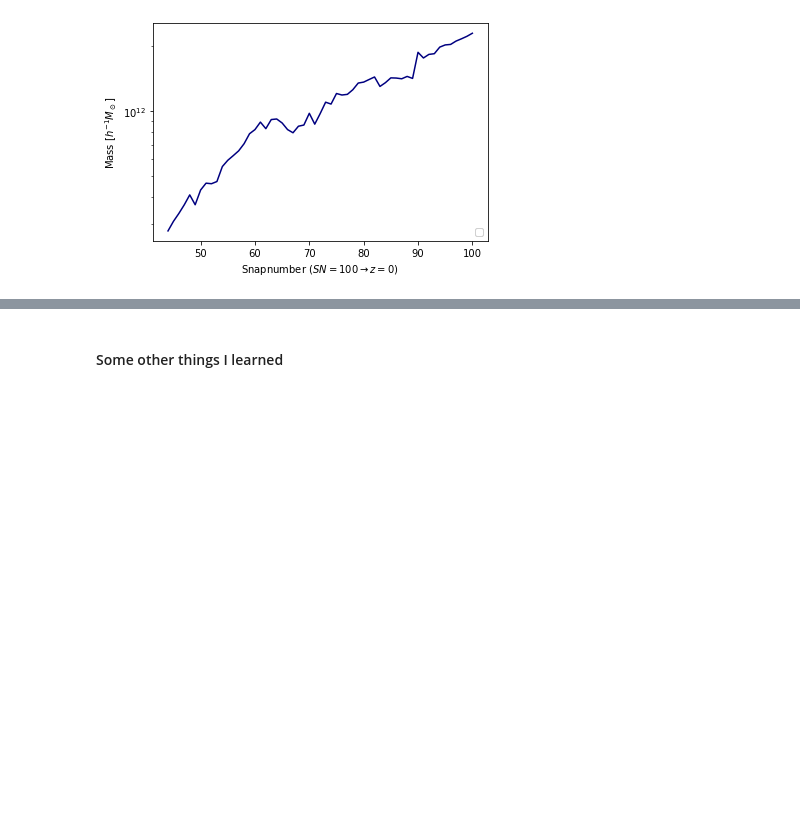
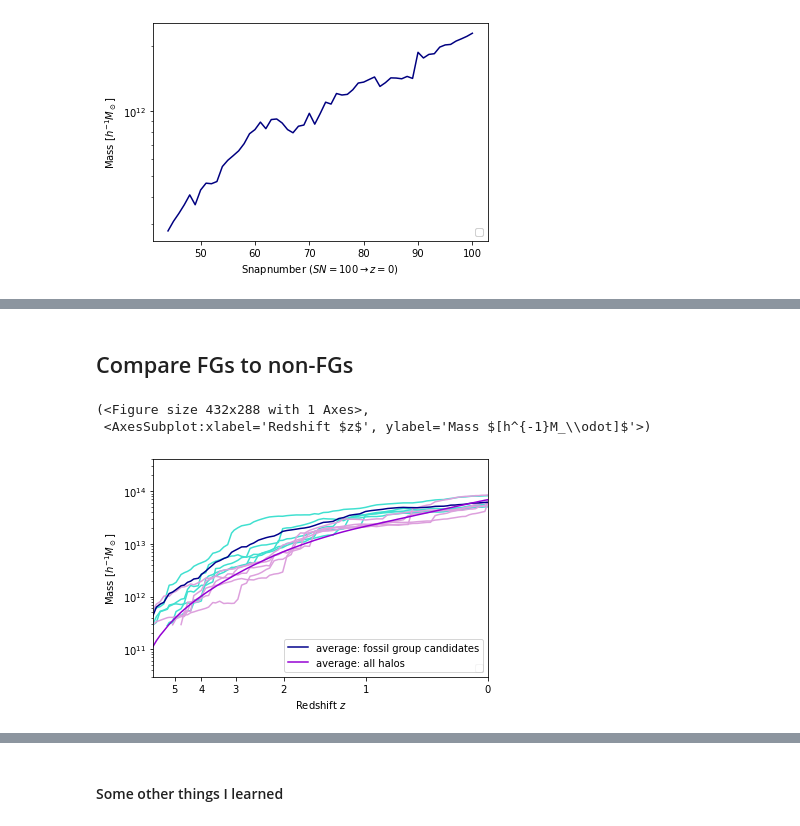
Before and after one commit to acossairt/fossil_groups, a Jupyter notebook: Haccytrees.ipynb, the cells around one changed output, grey strips where cells are left out. Saved outputs shown, nothing was run; the diff lists cells and outputs as text; code cells hidden in the pictures; blank space fills up the shorter version.

```diff
--- a/Haccytrees.ipynb
+++ b/Haccytrees.ipynb
@@ -555,0 +558,14 @@ new_binned_fgs
+# %% [markdown]
+## Compare FGs to non-FGs
+# %%
+# Function version
+fg_idx = binned_fgs[1]
+nonfg_idx = target_idx[1]
+mbins = [1e13, 5e13, 1e14]
+nsamples = 5
+ylims = [3*10**10, 4*10**14]
+help_func_haccytrees.plot_compare_avgs(forest, fg_idx, nonfg_idx, mbins, xend = 6, ylims = ylims)
+# %% [output]
+(<Figure size 432x288 with 1 Axes>,
+ <AxesSubplot:xlabel='Redshift $z$', ylabel='Mass $[h^{-1}M_\\odot]$'>)
+[figure, added]
```
Also changed, not shown: parts of 20 cells of this notebook, 14 other files.
